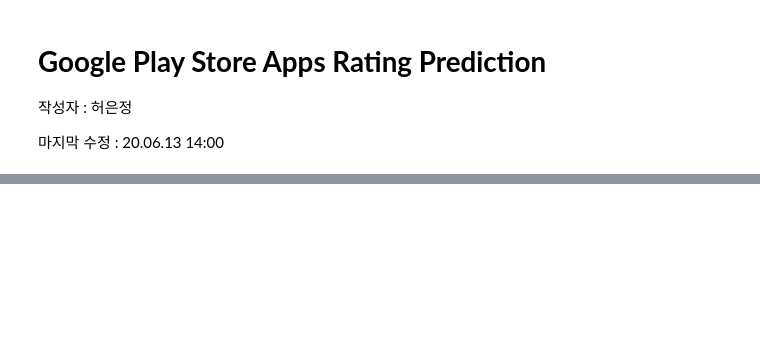
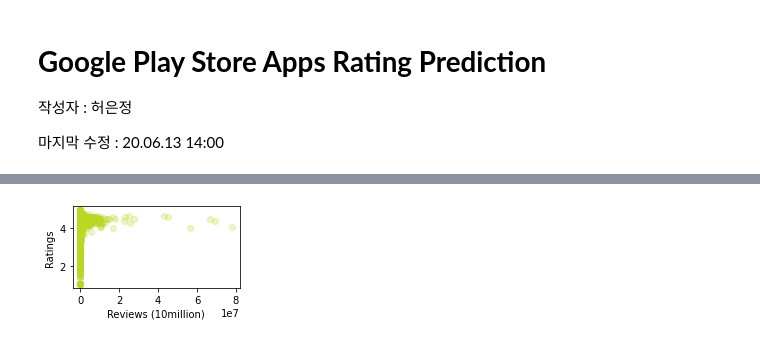
Before and after one commit to GullyMac/PlayStore, a Jupyter notebook: playstore.ipynb, the cells around one changed output, grey strips where cells are left out. Saved outputs shown, nothing was run; the diff lists cells and outputs as text; code cells hidden in the pictures; blank space fills up the shorter version.

```diff
--- a/playstore.ipynb
+++ b/playstore.ipynb
@@ -969,0 +119,10 @@ plt.barh(train_X.columns, model.coef_, color='#ffbc00')
+# %%
+# Review 변수 -> 데이터타입 int로 변환, Rating과의 Scatter plot
+data.Reviews = data.Reviews.astype(int)
+plt.figure(figsize=(3,1.5))
+plt.xlabel('Reviews (10million)')
+plt.ylabel('Ratings')
+plt.scatter(data.Reviews, data.Rating, alpha=0.25, color='#b8d823')
+plt.show()
+# %% [output]
+[figure, added]
```
Also changed, not shown: parts of 144 cells of this notebook.
